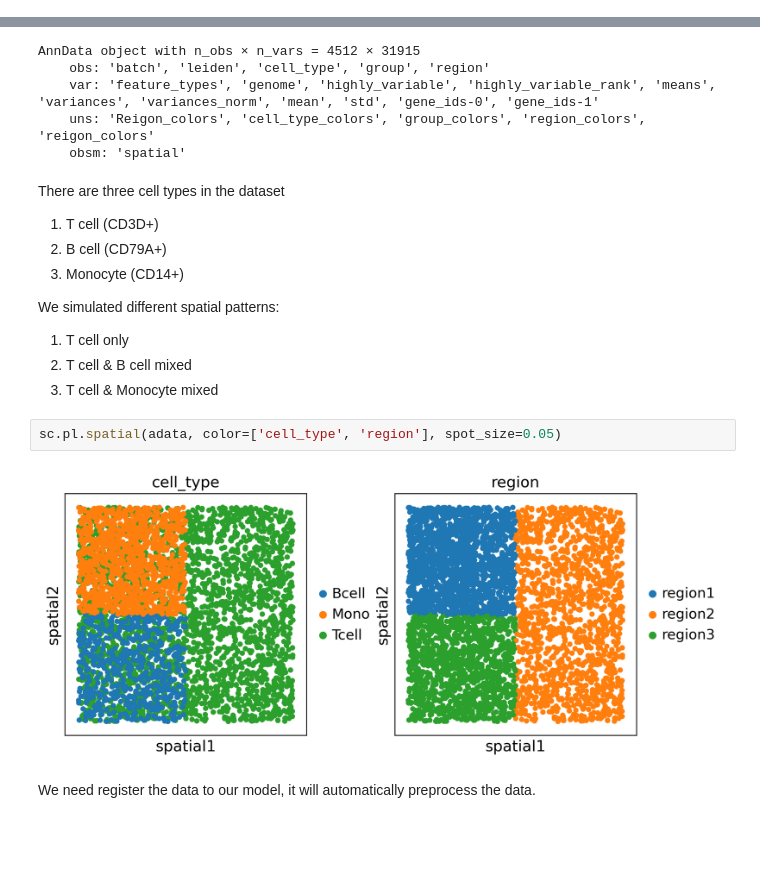
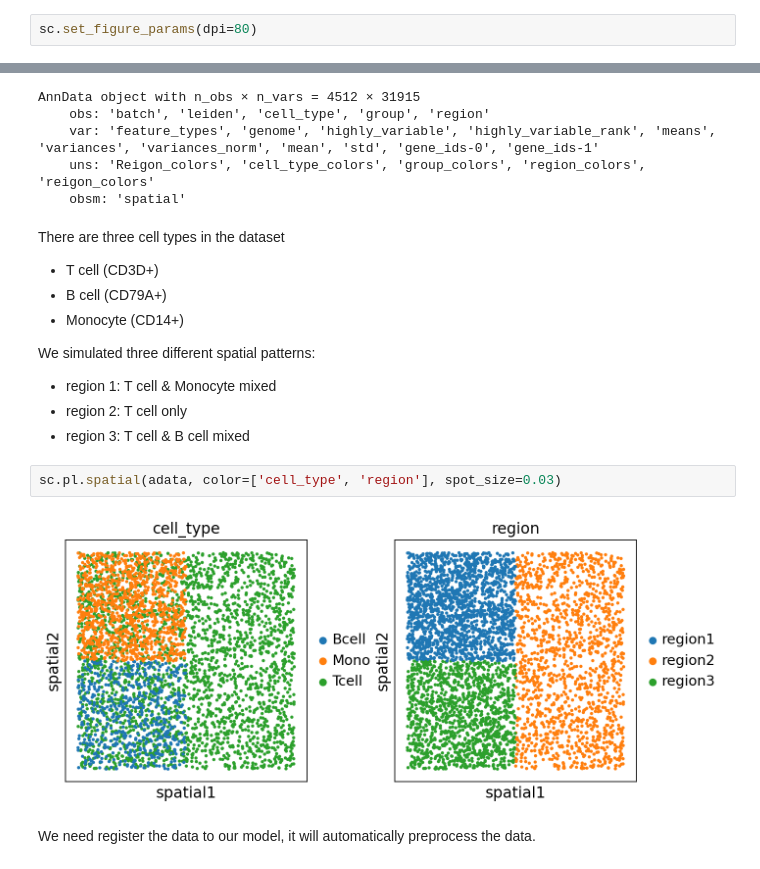
Before and after one commit to gao-lab/DECIPHER, a Jupyter notebook: docs/tutorials/1-train_model.ipynb, the cells around one changed output, grey strips where cells are left out. Cells and saved outputs as stored; diff of their text form; blank space fills up the shorter version.

```diff
--- a/docs/tutorials/1-train_model.ipynb
+++ b/docs/tutorials/1-train_model.ipynb
@@ -14,6 +14,8 @@ import scanpy as sc
 
 from decipher import DECIPHER
 from decipher.utils import scanpy_viz
+# %%
+sc.set_figure_params(dpi=80)
 # %% [markdown]
 ## Step 1: Init model
 Init the model with a self-defined work_dir. It's better to have a directory that doesn't exist yet, `DECIPHER` will create it and save the model, log and embedding files in it.
@@ -42,19 +44,18 @@ AnnData object with n_obs × n_vars = 4512 × 31915
     obsm: 'spatial'
 # %% [markdown]
 There are three cell types in the dataset
-1. T cell (CD3D+)
-2. B cell (CD79A+)
-3. Monocyte (CD14+)
+- T cell (CD3D+)
+- B cell (CD79A+)
+- Monocyte (CD14+)
 
-
-We simulated  different spatial patterns:
-1. T cell only
-2. T cell & B cell mixed
-3. T cell & Monocyte mixed
+We simulated three different spatial patterns:
+- region 1: T cell & Monocyte mixed
+- region 2: T cell only
+- region 3: T cell & B cell mixed
 # %%
-sc.pl.spatial(adata, color=['cell_type', 'region'], spot_size=0.05)
+sc.pl.spatial(adata, color=['cell_type', 'region'], spot_size=0.03)
 # %% [output]
-[figure, old version]
+[figure, new version]
 # %% [markdown]
 We need register the data to our model, it will automatically preprocess the data.
 # %%
```
Also changed, not shown: 4 other files.
